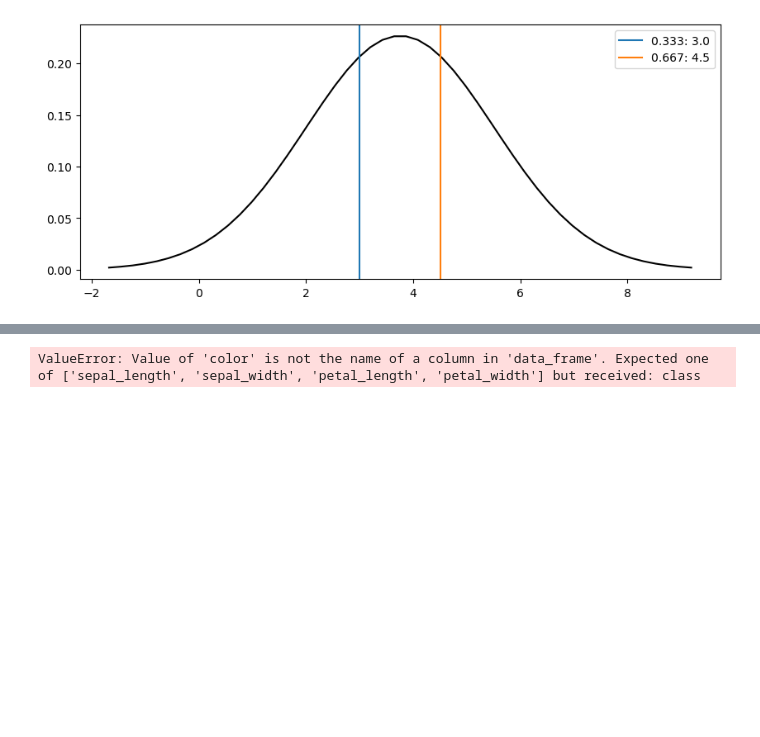
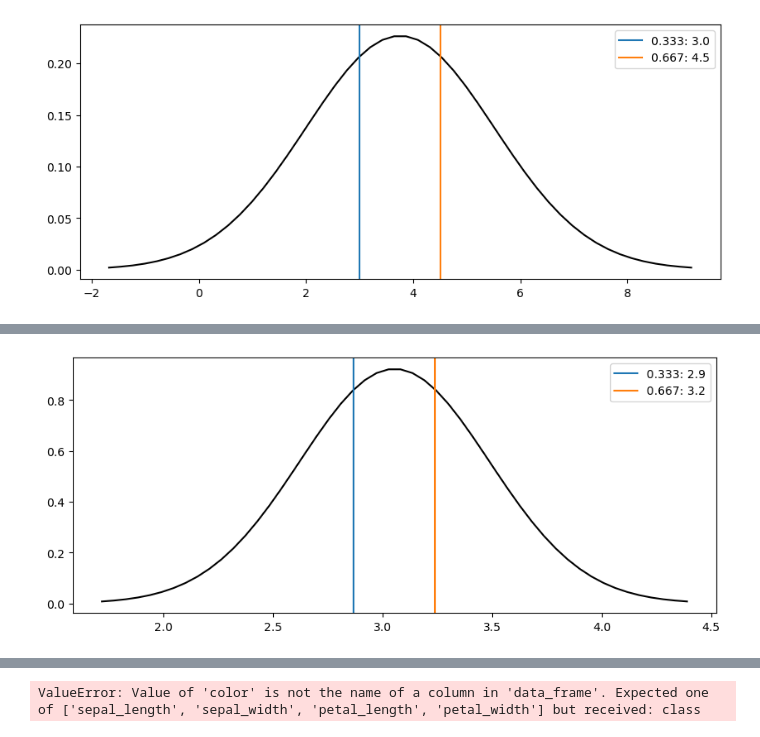
Before and after one commit to andaraiwin/decisionT, a Jupyter notebook: DecisionTree.ipynb, the cells around one changed output, grey strips where cells are left out. Saved outputs shown, nothing was run; the diff lists cells and outputs as text; code cells hidden in the pictures; blank space fills up the shorter version.

```diff
--- a/DecisionTree.ipynb
+++ b/DecisionTree.ipynb
@@ -205,0 +280,24 @@ plt.show()
+# %%
+mu = np.mean(data['sepal_width'])
+sigma = np.std(data['sepal_width'])
+splits = 3
+
+# define the normal distribution and PDF
+dist = stats.norm(loc=mu, scale=sigma)
+x = np.linspace(dist.ppf(.001), dist.ppf(.999))
+y = dist.pdf(x)
+
+# calculate PPFs
+step = 1 / splits
+quantiles = np.arange(step, 1.0 - step / 2, step)
+ppfs = dist.ppf(quantiles)  # boundaries
+
+# plot results
+fig, ax = plt.subplots(figsize=(10, 4))
+ax.plot(x, y, color='k')
+for i, ppf in enumerate(ppfs):
+    ax.axvline(ppf, color=f'C{i}', label=f'{quantiles[i]:.3f}: {ppf:.1f}')
+ax.legend()
+plt.show()
+# %% [output]
+[figure, added]
```
Also changed, not shown: parts of 29 cells of this notebook.
